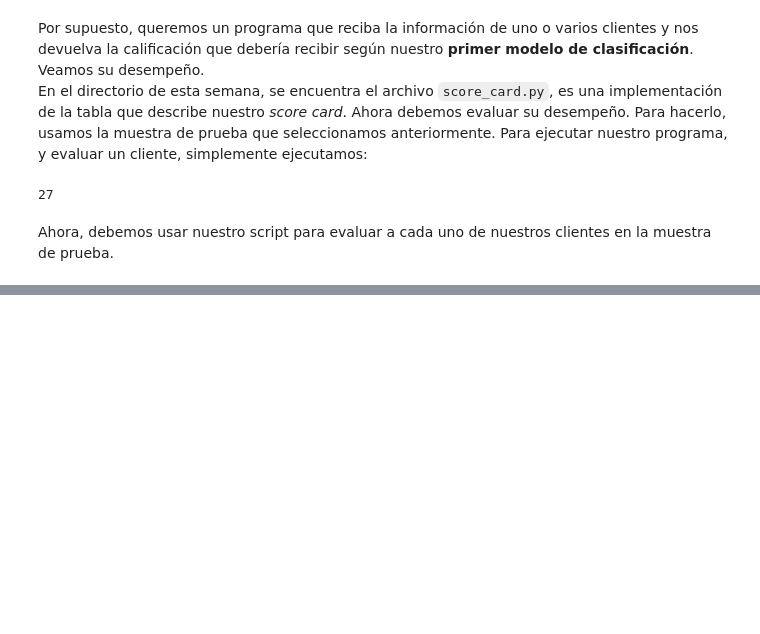
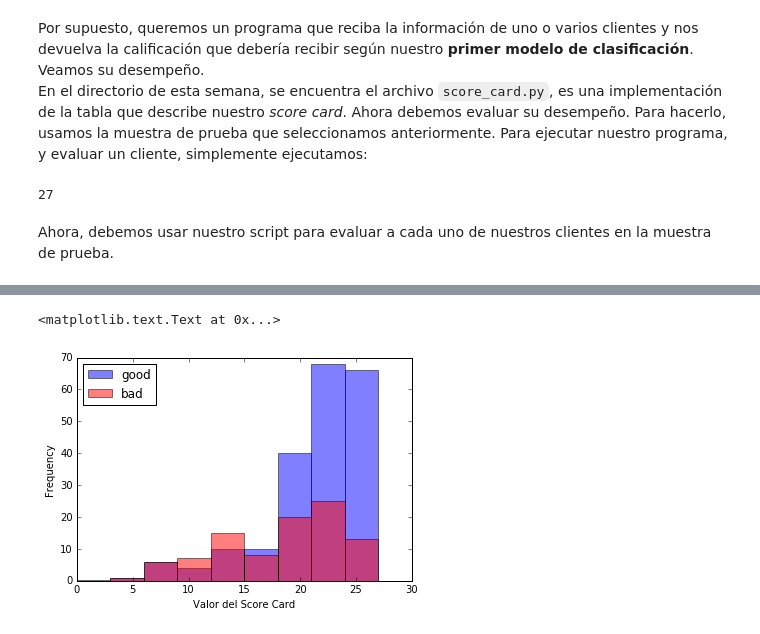
Before and after one commit to hackerschoolmty/Programa-Data-Science, a Jupyter notebook: 5.- Aprendizaje automático/5.- Sesión 1 Aprendizaje automático.ipynb, the cells around one changed output, grey strips where cells are left out. Cells and saved outputs as stored; diff of their text form; code cells hidden in the pictures; blank space fills up the shorter version.

Commit message:
adding score to testing sample

```diff
--- a/5.- Aprendizaje automático/5.- Sesión 1 Aprendizaje automático.ipynb
+++ b/5.- Aprendizaje automático/5.- Sesión 1 Aprendizaje automático.ipynb
@@ -182 +179,22 @@ df_testing.describe()
 8 rows × 21 columns
+# %%
+from score_card import score_card
+scores = []
+for row in df_testing.iterrows():
+    row = row[1]
+    tca = row['time_credit_acc']
+    amount = row['amount']
+    pet = row['p_employment_time_numeric']
+    age = row['age']
+    scores.append(score_card(tca=tca, amount=amount, pet=pet, age=age))
+df_testing['score_card'] = scores
+tca_range = range(0,30,3)
+df_good = df_testing[df_testing['is_good']==1]
+df_bad = df_testing[df_testing['is_good']!=1]
+df_good['score_card'].plot.hist(bins=tca_range,color='b',alpha=0.5,label='good')
+df_bad['score_card'].plot.hist(bins=tca_range,color='r',alpha=0.5,label='bad')
+plt.legend(loc='upper left')
+plt.xlabel('Valor del Score Card')
+# %% [output]
+<matplotlib.text.Text at 0x...>
+[figure, added]
```
Also changed, not shown: parts of 5 cells of this notebook.
